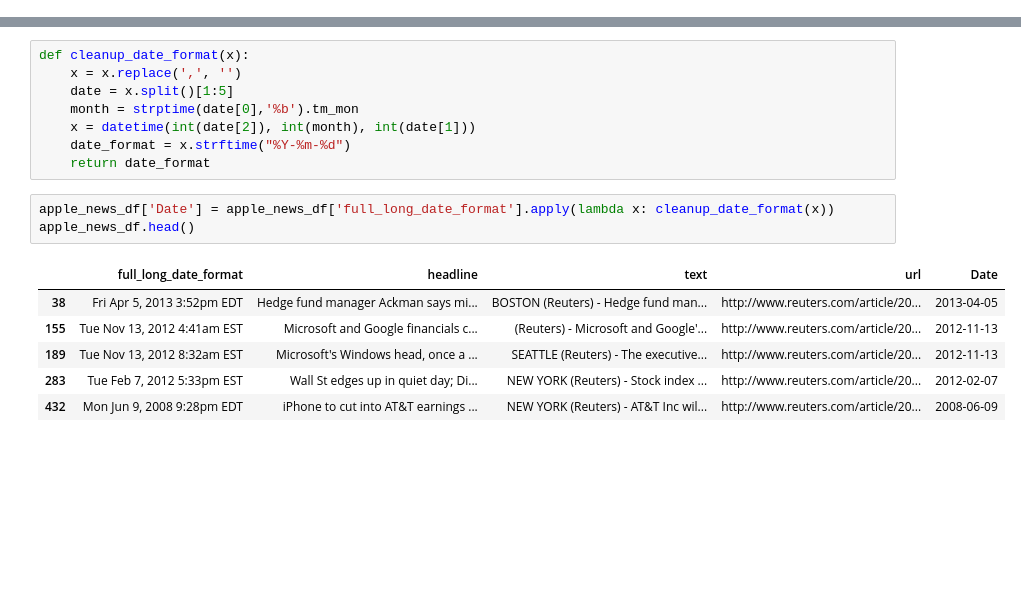
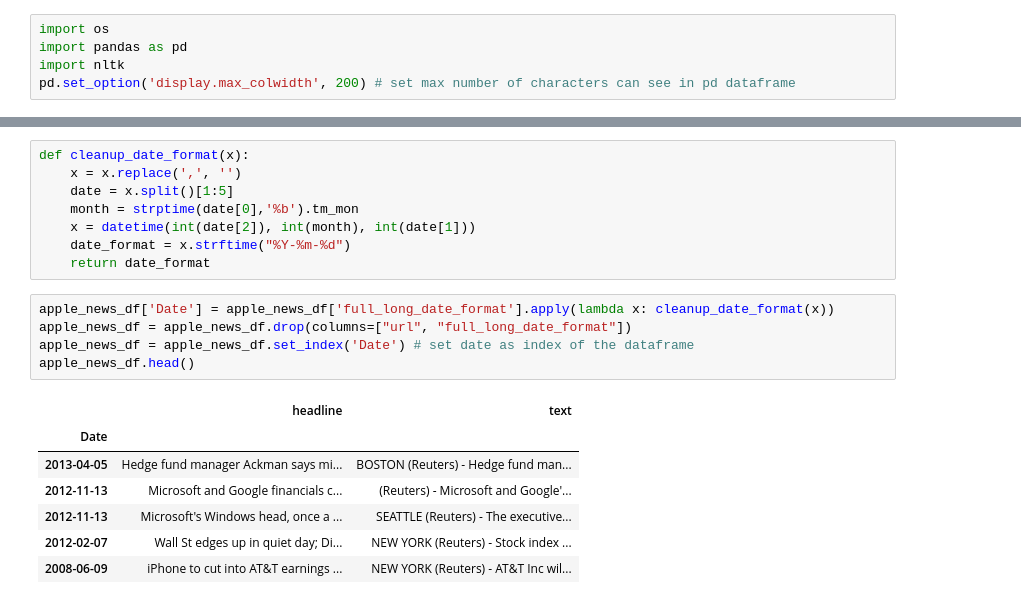
Before and after one commit to casanas10/NewsSentimentAnalysis, a Jupyter notebook: NewsSentimentAnalysisDataExploration.ipynb, the cells around one changed output, grey strips where cells are left out. Drawn from its saved outputs; the diff is of its cells as text; blank space fills up the shorter version.

```diff
--- a/NewsSentimentAnalysisDataExploration.ipynb
+++ b/NewsSentimentAnalysisDataExploration.ipynb
@@ -3,3 +1,8 @@ import pandas as pd
+# %%
+import os
+import pandas as pd
+import nltk
+pd.set_option('display.max_colwidth', 200) # set max number of characters can see in pd dataframe
 # %%
 apple_news_df = pd.read_pickle("./data/apple_news.pkl")
 apple_news_df = apple_news_df.rename(columns={"date": "full_long_date_format"})
@@ -40,13 +43,16 @@ def cleanup_date_format(x):
     return date_format
 # %%
 apple_news_df['Date'] = apple_news_df['full_long_date_format'].apply(lambda x: cleanup_date_format(x))
+apple_news_df = apple_news_df.drop(columns=["url", "full_long_date_format"])
+apple_news_df = apple_news_df.set_index('Date') # set date as index of the dataframe
 apple_news_df.head()
 # %% [output]
-|  | full_long_date_format | headline | text | url | Date |
-| 38 | Fri Apr 5, 2013 3:52pm EDT | Hedge fund manager Ackman says mi... | BOSTON (Reuters) - Hedge fund man... | http://www.reuters.com/article/20... | 2013-04-05 |
-| 155 | Tue Nov 13, 2012 4:41am EST | Microsoft and Google financials c... | (Reuters) - Microsoft and Google'... | http://www.reuters.com/article/20... | 2012-11-13 |
-| 189 | Tue Nov 13, 2012 8:32am EST | Microsoft's Windows head, once a ... | SEATTLE (Reuters) - The executive... | http://www.reuters.com/article/20... | 2012-11-13 |
-| 283 | Tue Feb 7, 2012 5:33pm EST | Wall St edges up in quiet day; Di... | NEW YORK (Reuters) - Stock index ... | http://www.reuters.com/article/20... | 2012-02-07 |
-| 432 | Mon Jun 9, 2008 9:28pm EDT | iPhone to cut into AT&T earnings ... | NEW YORK (Reuters) - AT&T Inc wil... | http://www.reuters.com/article/20... | 2008-06-09 |
+|  | headline | text |
+| Date |  |  |
+| 2013-04-05 | Hedge fund manager Ackman says mi... | BOSTON (Reuters) - Hedge fund man... |
+| 2012-11-13 | Microsoft and Google financials c... | (Reuters) - Microsoft and Google'... |
+| 2012-11-13 | Microsoft's Windows head, once a ... | SEATTLE (Reuters) - The executive... |
+| 2012-02-07 | Wall St edges up in quiet day; Di... | NEW YORK (Reuters) - Stock index ... |
+| 2008-06-09 | iPhone to cut into AT&T earnings ... | NEW YORK (Reuters) - AT&T Inc wil... |
 # %%
 apple_OHLCV = pd.read_csv('data/AAPL.csv')
```
Also changed, not shown: parts of 20 cells of this notebook.
